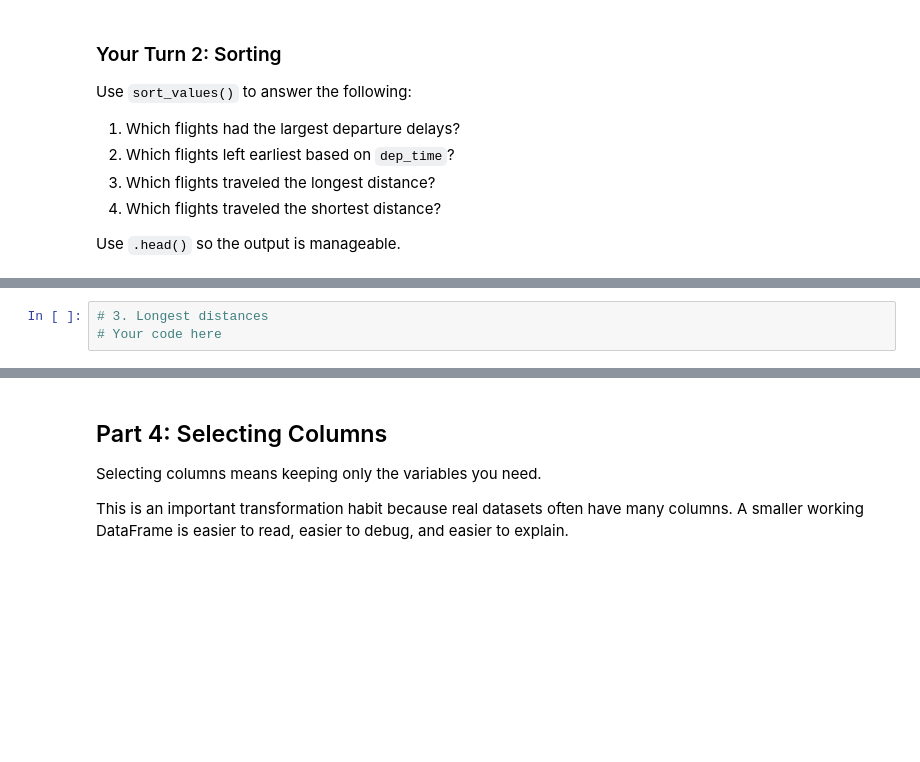
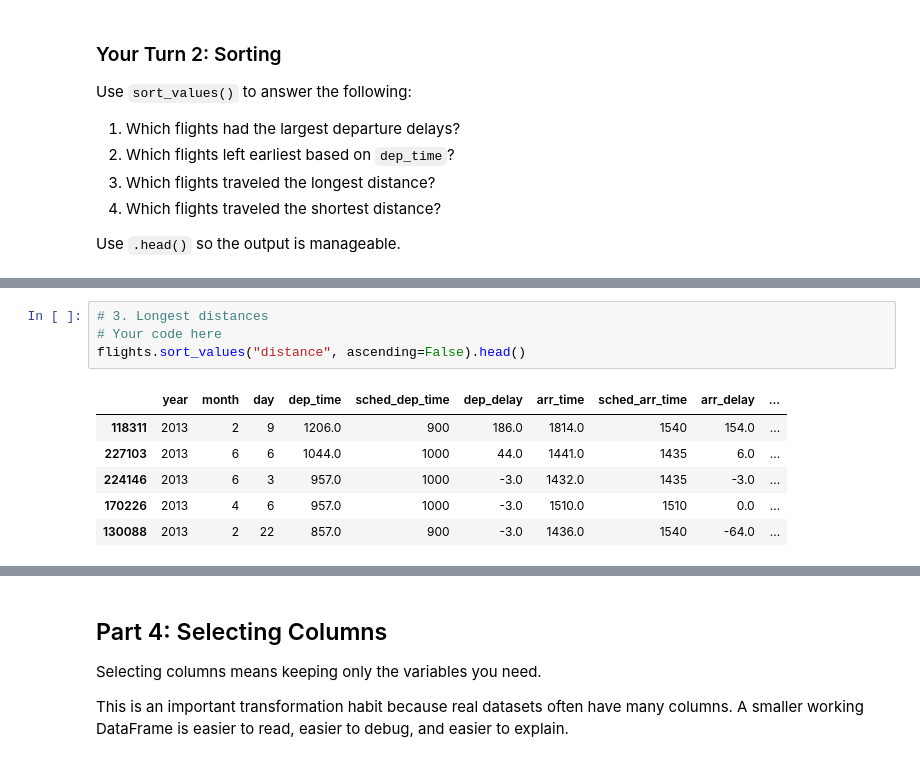
Before and after one commit to acruz-utsa/ban6003-week-05-06-pandas-transformation-acruzutsa, a Jupyter notebook: notebooks/module5_basic_transformation_guided_lab.ipynb, the cells around one changed output, grey strips where cells are left out. Saved outputs shown, nothing was run; the diff lists cells and outputs as text; blank space fills up the shorter version.

```diff
--- a/notebooks/module5_basic_transformation_guided_lab.ipynb
+++ b/notebooks/module5_basic_transformation_guided_lab.ipynb
@@ -327,6 +343,14 @@ Use `.head()` so the output is manageable.
 # %%
 # 3. Longest distances
 # Your code here
+flights.sort_values("distance", ascending=False).head()
+# %% [output]
+|  | year | month | day | dep_time | sched_dep_time | dep_delay | arr_time | sched_arr_time | arr_delay | ... |
+| 118311 | 2013 | 2 | 9 | 1206.0 | 900 | 186.0 | 1814.0 | 1540 | 154.0 | ... |
+| 227103 | 2013 | 6 | 6 | 1044.0 | 1000 | 44.0 | 1441.0 | 1435 | 6.0 | ... |
+| 224146 | 2013 | 6 | 3 | 957.0 | 1000 | -3.0 | 1432.0 | 1435 | -3.0 | ... |
+| 170226 | 2013 | 4 | 6 | 957.0 | 1000 | -3.0 | 1510.0 | 1510 | 0.0 | ... |
+| 130088 | 2013 | 2 | 22 | 857.0 | 900 | -3.0 | 1436.0 | 1540 | -64.0 | ... |
 # %%
 # 4. Shortest distances
 # Your code here
```
Also changed, not shown: parts of 3 cells of this notebook.
